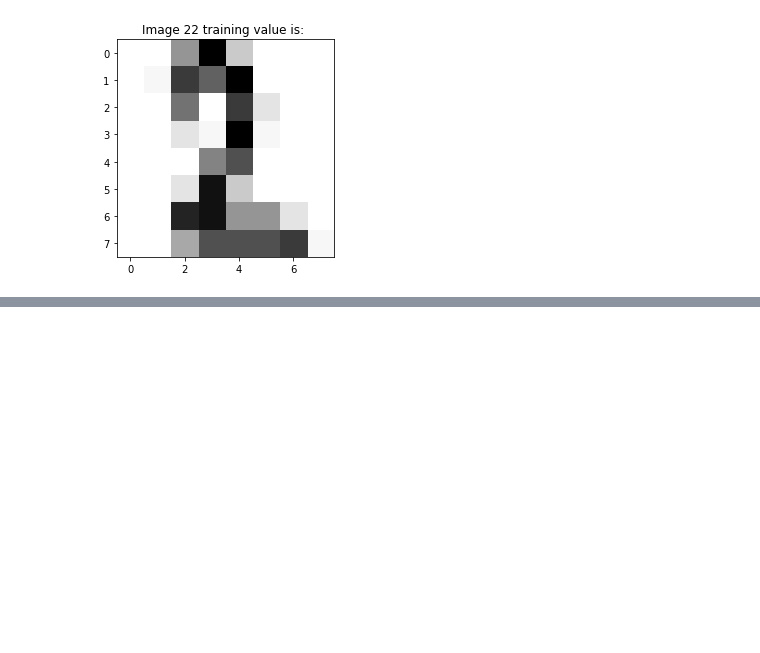
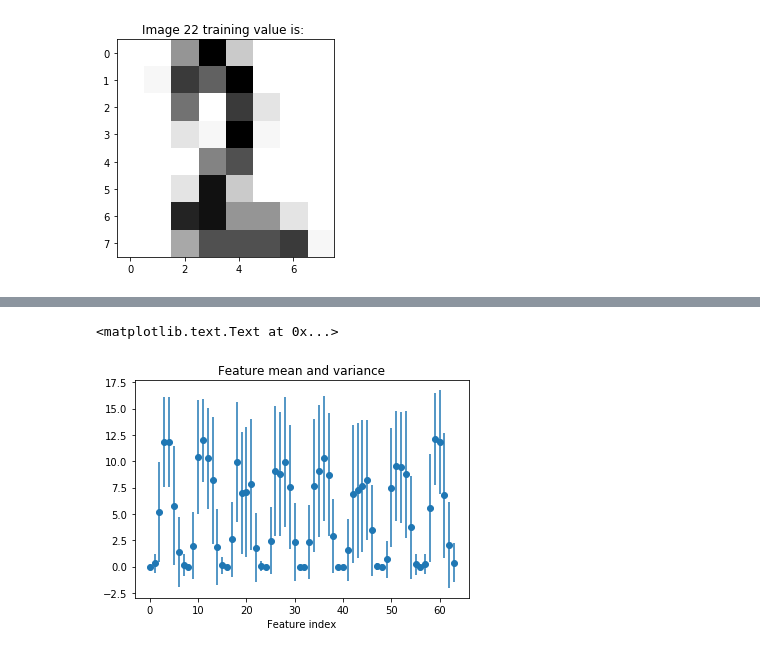
Before and after one commit to IsabelGP/boot-camps, a Jupyter notebook: Data science pipeline.ipynb, the cells around one changed output, grey strips where cells are left out. Drawn from its saved outputs; the diff is of its cells as text; code cells hidden in the pictures; blank space fills up the shorter version.

```diff
--- a/Data science pipeline.ipynb
+++ b/Data science pipeline.ipynb
@@ -63,0 +67,9 @@ Image 22 ground truth value is: '2'
+# %%
+## Features before standardisation:
+
+plt.errorbar(range(X_digits.shape[1]), X_digits.mean(axis=0),yerr=X_digits.std(axis=0), fmt='o')
+plt.title('Feature mean and variance')
+plt.xlabel('Feature index')
+# %% [output]
+<matplotlib.text.Text at 0x...>
+[figure, added]
```
Also changed, not shown: parts of 30 cells of this notebook.
